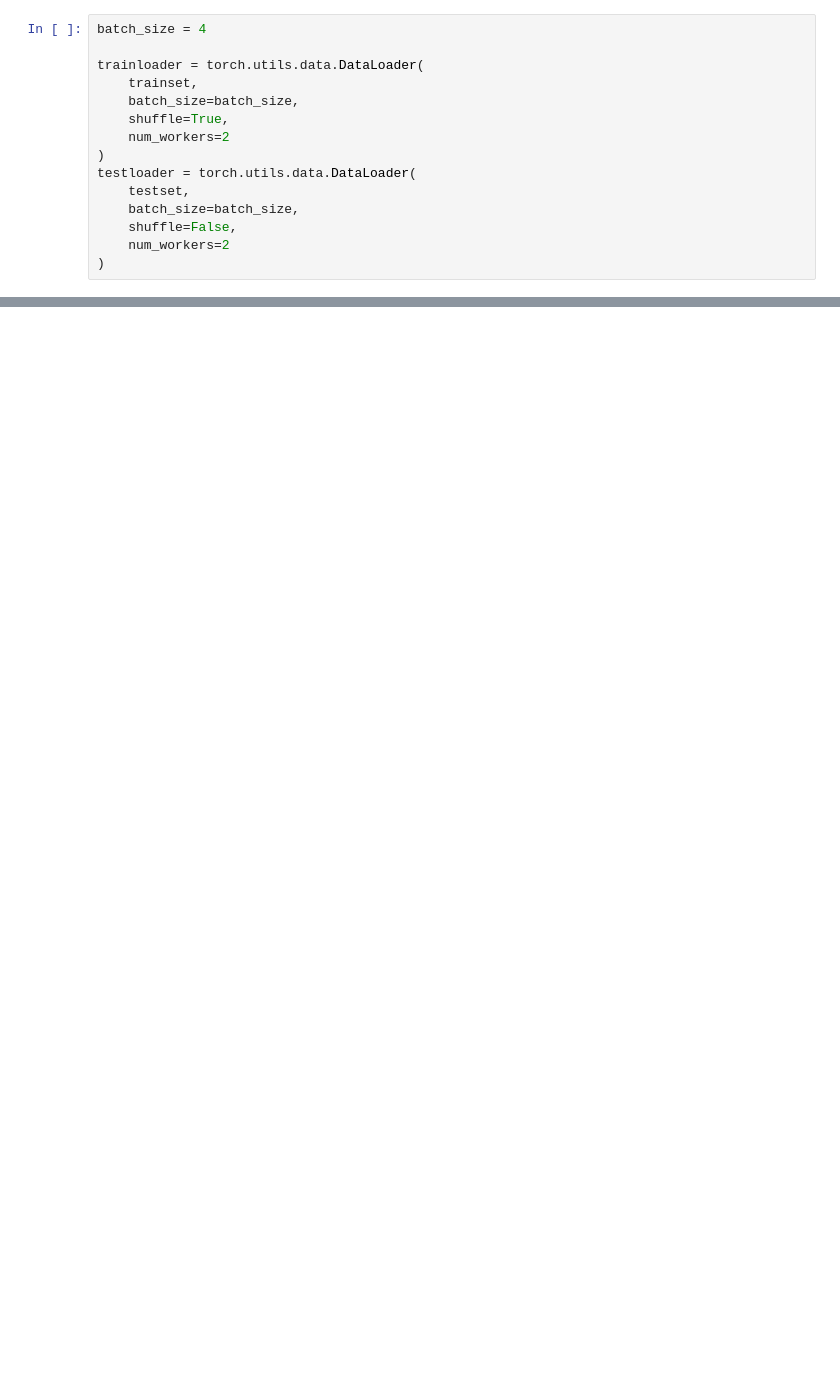
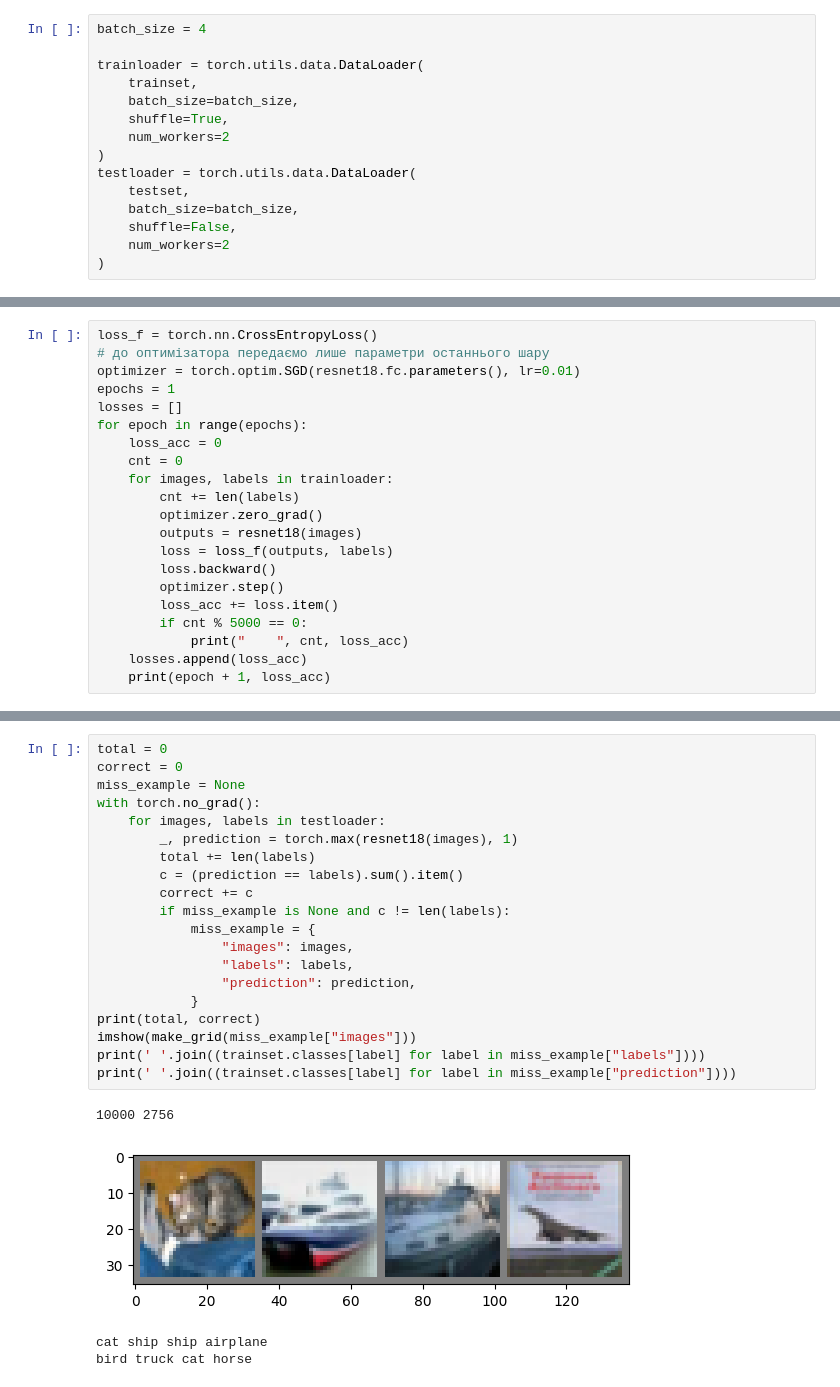
Before and after one commit to dns-lector/PythonAiPv411, a Jupyter notebook: Pract/Pract5_2_CNN.ipynb, the cells around one changed output, grey strips where cells are left out. Drawn from its saved outputs; the diff is of its cells as text; blank space fills up the shorter version.

```diff
--- a/Pract/Pract5_2_CNN.ipynb
+++ b/Pract/Pract5_2_CNN.ipynb
@@ -78,0 +236,21 @@ def imshow(img) :
+# %%
+loss_f = torch.nn.CrossEntropyLoss()
+# до оптимізатора передаємо лише параметри останнього шару
+optimizer = torch.optim.SGD(resnet18.fc.parameters(), lr=0.01)
+epochs = 1
+losses = []
+for epoch in range(epochs):
+    loss_acc = 0
+    cnt = 0
+    for images, labels in trainloader:
+        cnt += len(labels)
+        optimizer.zero_grad()
+        outputs = resnet18(images)
+        loss = loss_f(outputs, labels)
+        loss.backward()
+        optimizer.step()
+        loss_acc += loss.item()
+        if cnt % 5000 == 0:
+            print("    ", cnt, loss_acc)
+    losses.append(loss_acc)
+    print(epoch + 1, loss_acc)
@@ -78,0 +269,25 @@ def imshow(img) :
+# %%
+total = 0
+correct = 0
+miss_example = None
+with torch.no_grad():
+    for images, labels in testloader:
+        _, prediction = torch.max(resnet18(images), 1)
+        total += len(labels)
+        c = (prediction == labels).sum().item()
+        correct += c
+        if miss_example is None and c != len(labels):
+            miss_example = {
+                "images": images,
+                "labels": labels,
+                "prediction": prediction,
+            }
+print(total, correct)
+imshow(make_grid(miss_example["images"]))
+print(' '.join((trainset.classes[label] for label in miss_example["labels"])))
+print(' '.join((trainset.classes[label] for label in miss_example["prediction"])))
+# %% [output]
+10000 2756
+[figure, added]
+cat ship ship airplane
+bird truck cat horse
```
Also changed, not shown: parts of 14 cells of this notebook, 2 other files.
